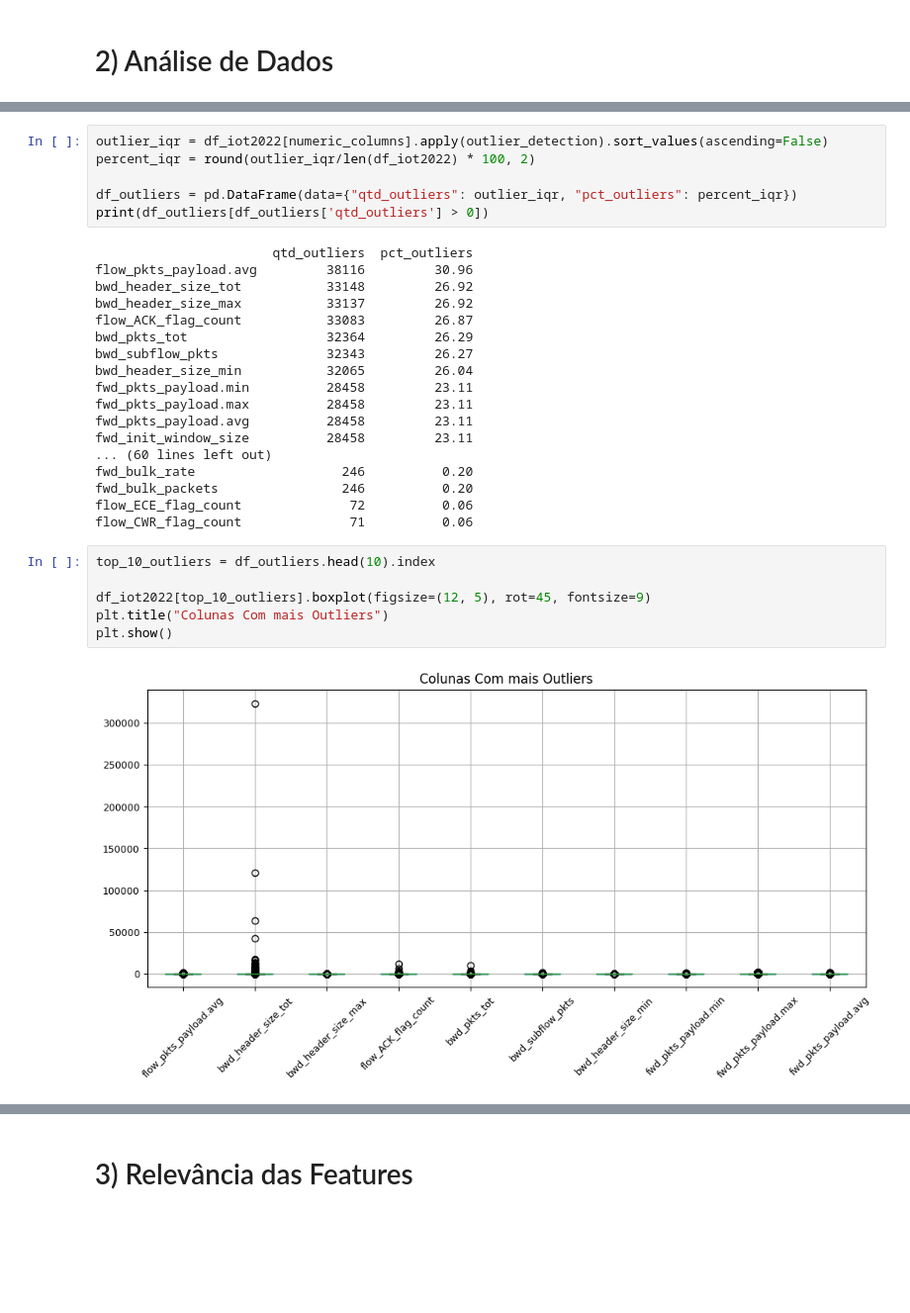
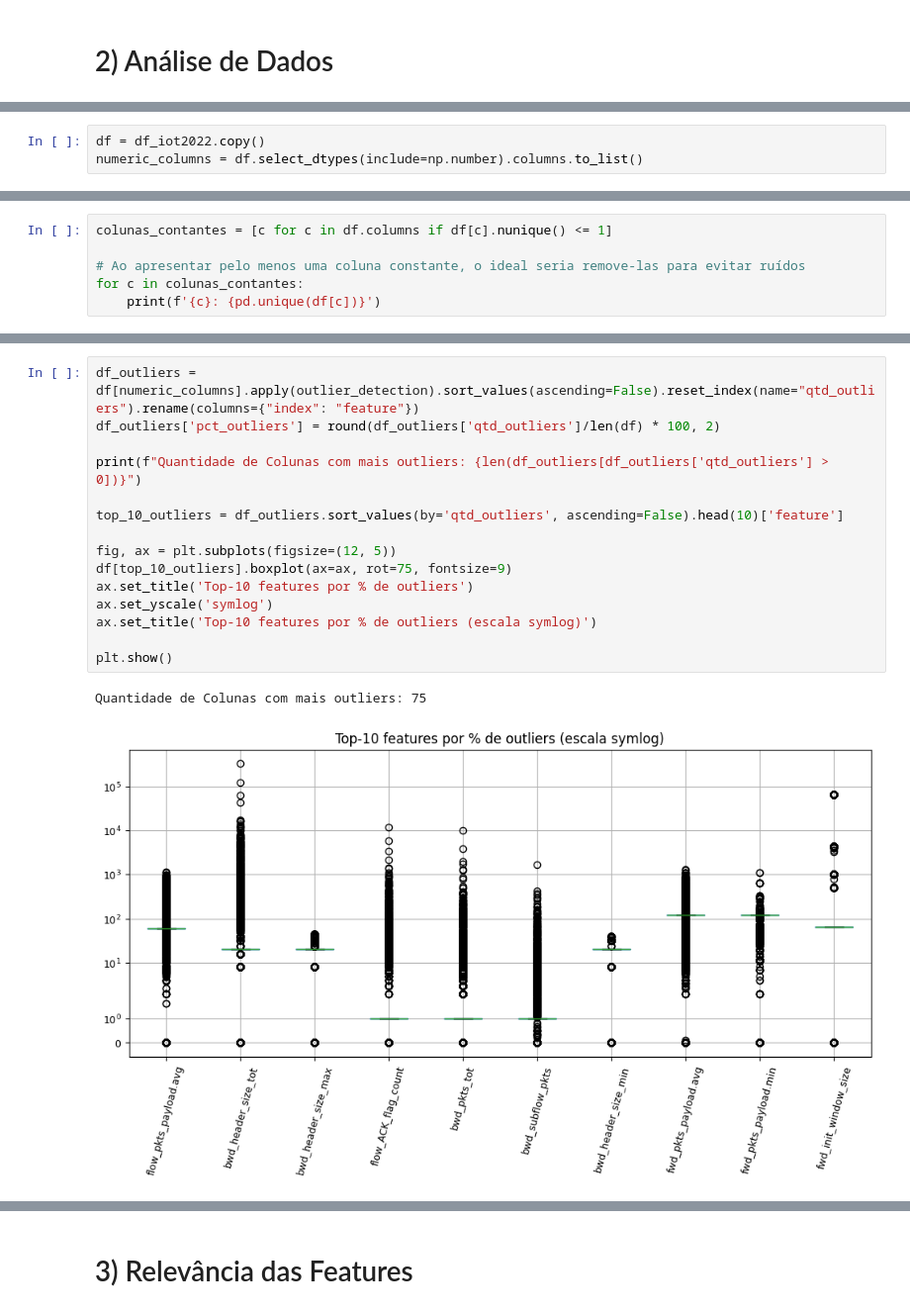
Before and after one commit to MBA-Data-Science-Unifor/IoT-Guard, a Jupyter notebook: artifacts/notebooks/EDA.ipynb, the cells around one changed output, grey strips where cells are left out. Shown at 99% size. Cells and saved outputs as stored; diff of their text form; blank space fills up the shorter version.

```diff
--- a/artifacts/notebooks/EDA.ipynb
+++ b/artifacts/notebooks/EDA.ipynb
@@ -82,0 +59,3 @@ Sem Valores Nulos
+# %%
+df = df_iot2022.copy()
+numeric_columns = df.select_dtypes(include=np.number).columns.to_list()
@@ -82,0 +64,6 @@ Sem Valores Nulos
+# %%
+colunas_contantes = [c for c in df.columns if df[c].nunique() <= 1]
+
+# Ao apresentar pelo menos uma coluna constante, o ideal seria remove-las para evitar ruídos
+for c in colunas_contantes:
+    print(f'{c}: {pd.unique(df[c])}')
@@ -124,32 +167,18 @@ def outlier_detection(pd_series: pd.Series):
-# %%
-outlier_iqr = df_iot2022[numeric_columns].apply(outlier_detection).sort_values(ascending=False)
-percent_iqr = round(outlier_iqr/len(df_iot2022) * 100, 2)
-
-df_outliers = pd.DataFrame(data={"qtd_outliers": outlier_iqr, "pct_outliers": percent_iqr})
-print(df_outliers[df_outliers['qtd_outliers'] > 0])
-# %% [output]
-                       qtd_outliers  pct_outliers
-flow_pkts_payload.avg         38116         30.96
-bwd_header_size_tot           33148         26.92
-bwd_header_size_max           33137         26.92
-flow_ACK_flag_count           33083         26.87
-bwd_pkts_tot                  32364         26.29
-bwd_subflow_pkts              32343         26.27
-bwd_header_size_min           32065         26.04
-fwd_pkts_payload.min          28458         23.11
-fwd_pkts_payload.max          28458         23.11
-fwd_pkts_payload.avg          28458         23.11
-fwd_init_window_size          28458         23.11
-... (60 lines left out)
-fwd_bulk_rate                   246          0.20
-fwd_bulk_packets                246          0.20
-flow_ECE_flag_count              72          0.06
-flow_CWR_flag_count              71          0.06
-# %%
-top_10_outliers = df_outliers.head(10).index
-
-df_iot2022[top_10_outliers].boxplot(figsize=(12, 5), rot=45, fontsize=9)
-plt.title("Colunas Com mais Outliers")
-plt.show()
-# %% [output]
-[figure, removed]
+# %%
+df_outliers = df[numeric_columns].apply(outlier_detection).sort_values(ascending=False).reset_index(name="qtd_outliers").rename(columns={"index": "feature"})
+df_outliers['pct_outliers'] = round(df_outliers['qtd_outliers']/len(df) * 100, 2)
+
+print(f"Quantidade de Colunas com mais outliers: {len(df_outliers[df_outliers['qtd_outliers'] > 0])}")
+
+top_10_outliers = df_outliers.sort_values(by='qtd_outliers', ascending=False).head(10)['feature']
+
+fig, ax = plt.subplots(figsize=(12, 5))
+df[top_10_outliers].boxplot(ax=ax, rot=75, fontsize=9)
+ax.set_title('Top-10 features por % de outliers')
+ax.set_yscale('symlog')
+ax.set_title('Top-10 features por % de outliers (escala symlog)')
+
+plt.show()
+# %% [output]
+Quantidade de Colunas com mais outliers: 75
+[figure, added]
```
Also changed, not shown: parts of 44 cells of this notebook.
